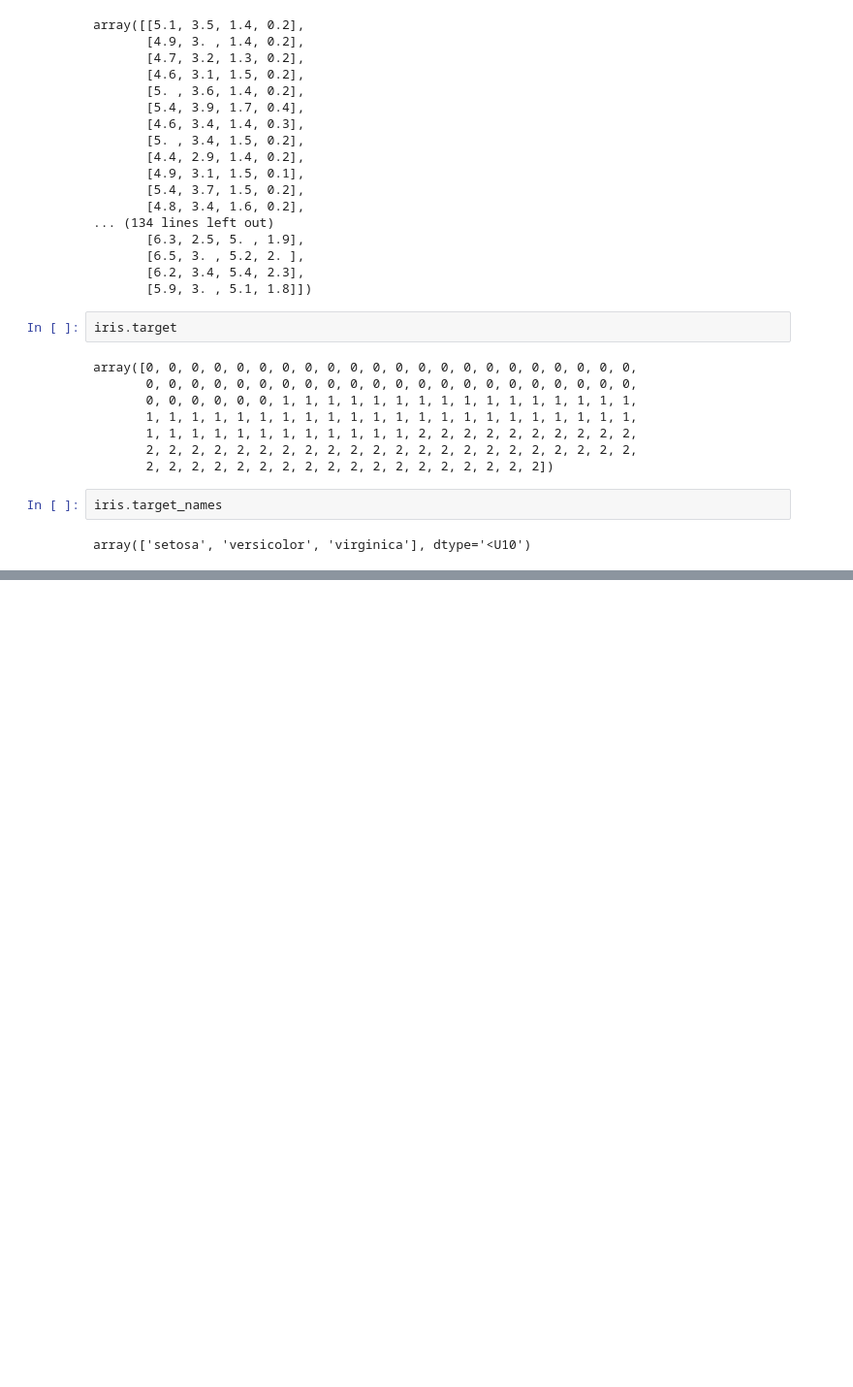
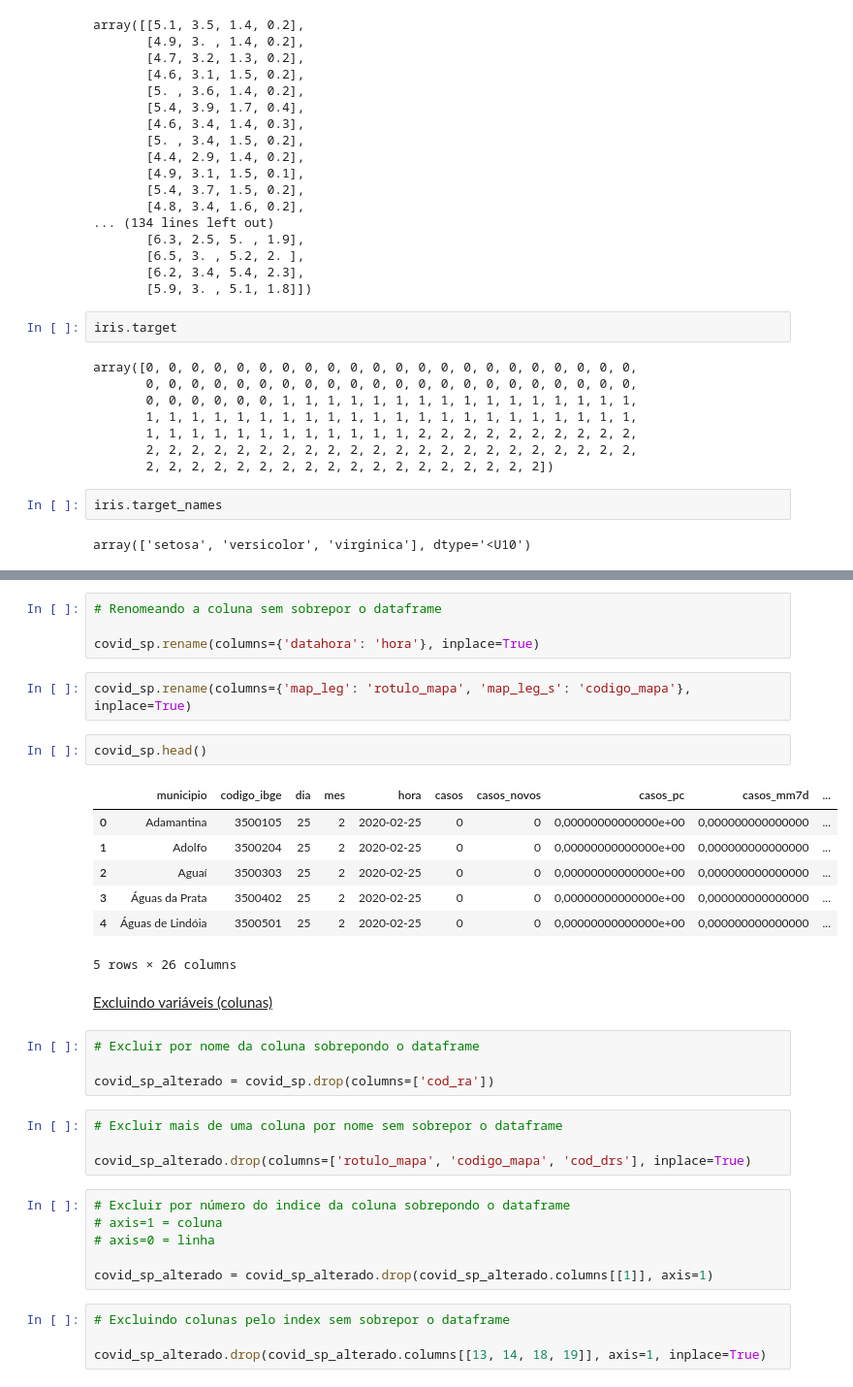
Before and after one commit to marcosfreiresantos/python-analise-de-dados, a Jupyter notebook: fundamentos_python.ipynb, the cells around one changed output, grey strips where cells are left out. Shown at 97% size. Saved outputs shown, nothing was run; the diff lists cells and outputs as text; blank space fills up the shorter version.

```diff
--- a/fundamentos_python.ipynb
+++ b/fundamentos_python.ipynb
@@ -156,0 +203,36 @@ array(['setosa', 'versicolor', 'virginica'], dtype='<U10')
+# %%
+# Renomeando a coluna sem sobrepor o dataframe
+
+covid_sp.rename(columns={'datahora': 'hora'}, inplace=True)
+# %%
+covid_sp.rename(columns={'map_leg': 'rotulo_mapa', 'map_leg_s': 'codigo_mapa'}, inplace=True)
+# %%
+covid_sp.head()
+# %% [output]
+|  | municipio | codigo_ibge | dia | mes | hora | casos | casos_novos | casos_pc | casos_mm7d | ... |
+| 0 | Adamantina | 3500105 | 25 | 2 | 2020-02-25 | 0 | 0 | 0,00000000000000e+00 | 0,000000000000000 | ... |
+| 1 | Adolfo | 3500204 | 25 | 2 | 2020-02-25 | 0 | 0 | 0,00000000000000e+00 | 0,000000000000000 | ... |
+| 2 | Aguaí | 3500303 | 25 | 2 | 2020-02-25 | 0 | 0 | 0,00000000000000e+00 | 0,000000000000000 | ... |
+| 3 | Águas da Prata | 3500402 | 25 | 2 | 2020-02-25 | 0 | 0 | 0,00000000000000e+00 | 0,000000000000000 | ... |
+| 4 | Águas de Lindóia | 3500501 | 25 | 2 | 2020-02-25 | 0 | 0 | 0,00000000000000e+00 | 0,000000000000000 | ... |
+5 rows × 26 columns
+# %% [markdown]
+<u>Excluindo variáveis (colunas)</u>
+# %%
+# Excluir por nome da coluna sobrepondo o dataframe
+
+covid_sp_alterado = covid_sp.drop(columns=['cod_ra'])
+# %%
+# Excluir mais de uma coluna por nome sem sobrepor o dataframe
+
+covid_sp_alterado.drop(columns=['rotulo_mapa', 'codigo_mapa', 'cod_drs'], inplace=True)
+# %%
+# Excluir por número do indice da coluna sobrepondo o dataframe
+# axis=1 = coluna
+# axis=0 = linha
+
+covid_sp_alterado = covid_sp_alterado.drop(covid_sp_alterado.columns[[1]], axis=1)
+# %%
+# Excluindo colunas pelo index sem sobrepor o dataframe
+
+covid_sp_alterado.drop(covid_sp_alterado.columns[[13, 14, 18, 19]], axis=1, inplace=True)
```
Also changed, not shown: parts of 6 cells of this notebook.
